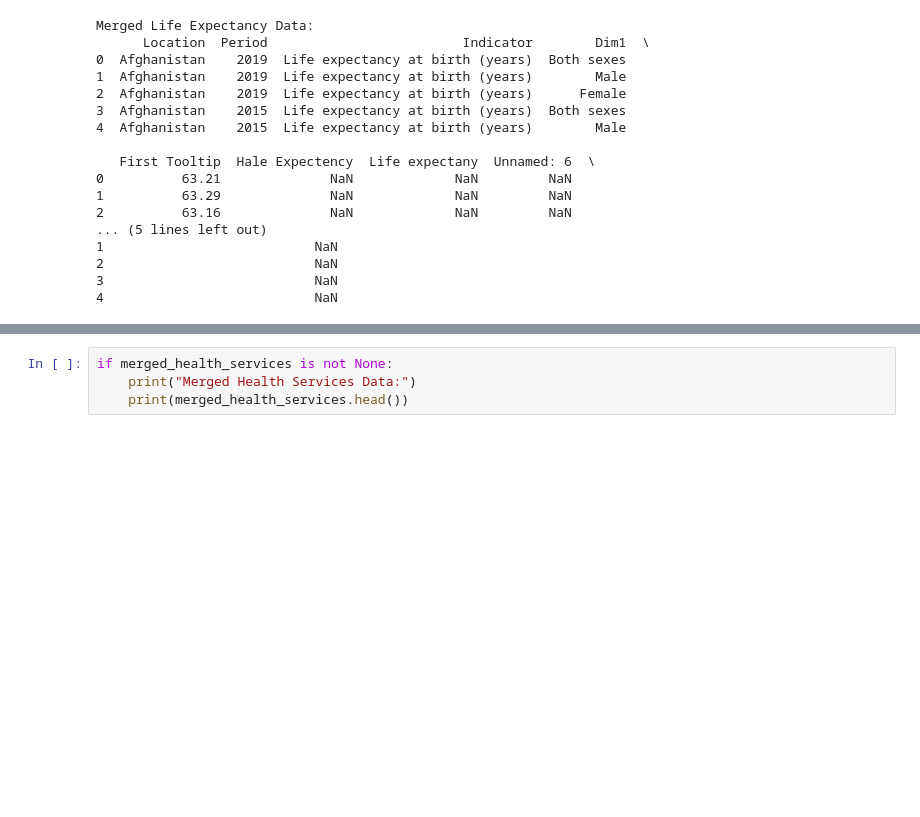
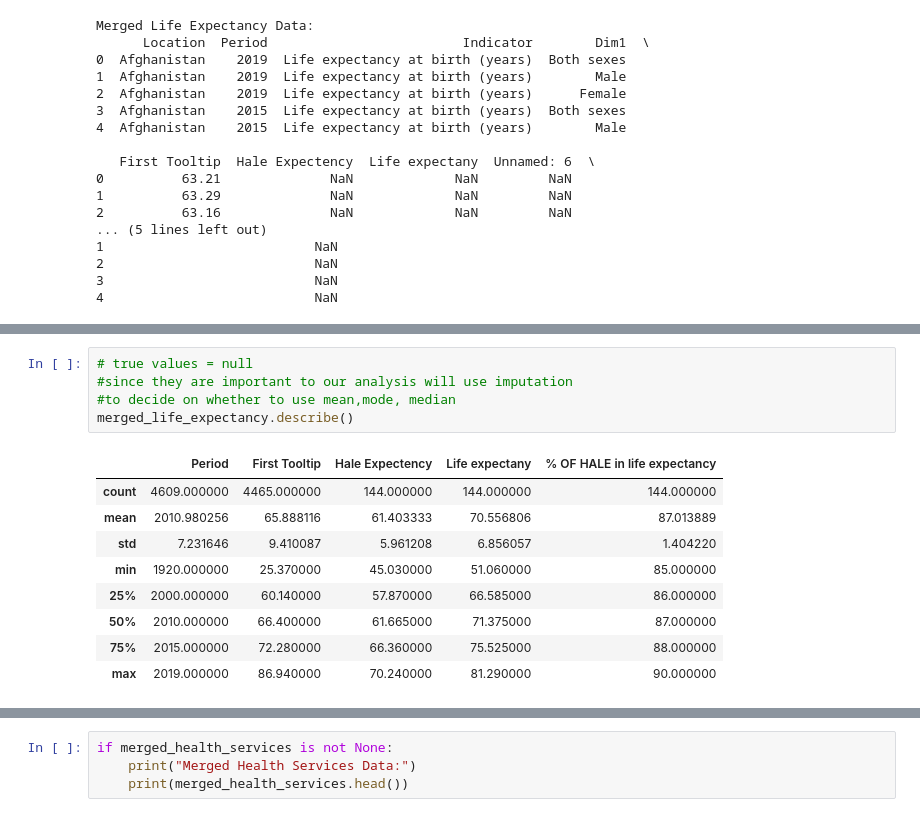
Before and after one commit to BILGI-IE-423/ie423-2024-termproject-the-a-team, a Jupyter notebook: World Health Statistics - Merged.ipynb, the cells around one changed output, grey strips where cells are left out. Cells and saved outputs as stored; diff of their text form; blank space fills up the shorter version.

```diff
--- a/World Health Statistics - Merged.ipynb
+++ b/World Health Statistics - Merged.ipynb
@@ -142,0 +218,15 @@ Merged Life Expectancy Data:
+# %%
+# true values = null
+#since they are important to our analysis will use imputation
+#to decide on whether to use mean,mode, median
+merged_life_expectancy.describe()
+# %% [output]
+|  | Period | First Tooltip | Hale Expectency | Life expectany | % OF HALE in life expectancy |
+| count | 4609.000000 | 4465.000000 | 144.000000 | 144.000000 | 144.000000 |
+| mean | 2010.980256 | 65.888116 | 61.403333 | 70.556806 | 87.013889 |
+| std | 7.231646 | 9.410087 | 5.961208 | 6.856057 | 1.404220 |
+| min | 1920.000000 | 25.370000 | 45.030000 | 51.060000 | 85.000000 |
+| 25% | 2000.000000 | 60.140000 | 57.870000 | 66.585000 | 86.000000 |
+| 50% | 2010.000000 | 66.400000 | 61.665000 | 71.375000 | 87.000000 |
+| 75% | 2015.000000 | 72.280000 | 66.360000 | 75.525000 | 88.000000 |
+| max | 2019.000000 | 86.940000 | 70.240000 | 81.290000 | 90.000000 |
```
Also changed, not shown: parts of 11 cells of this notebook.
